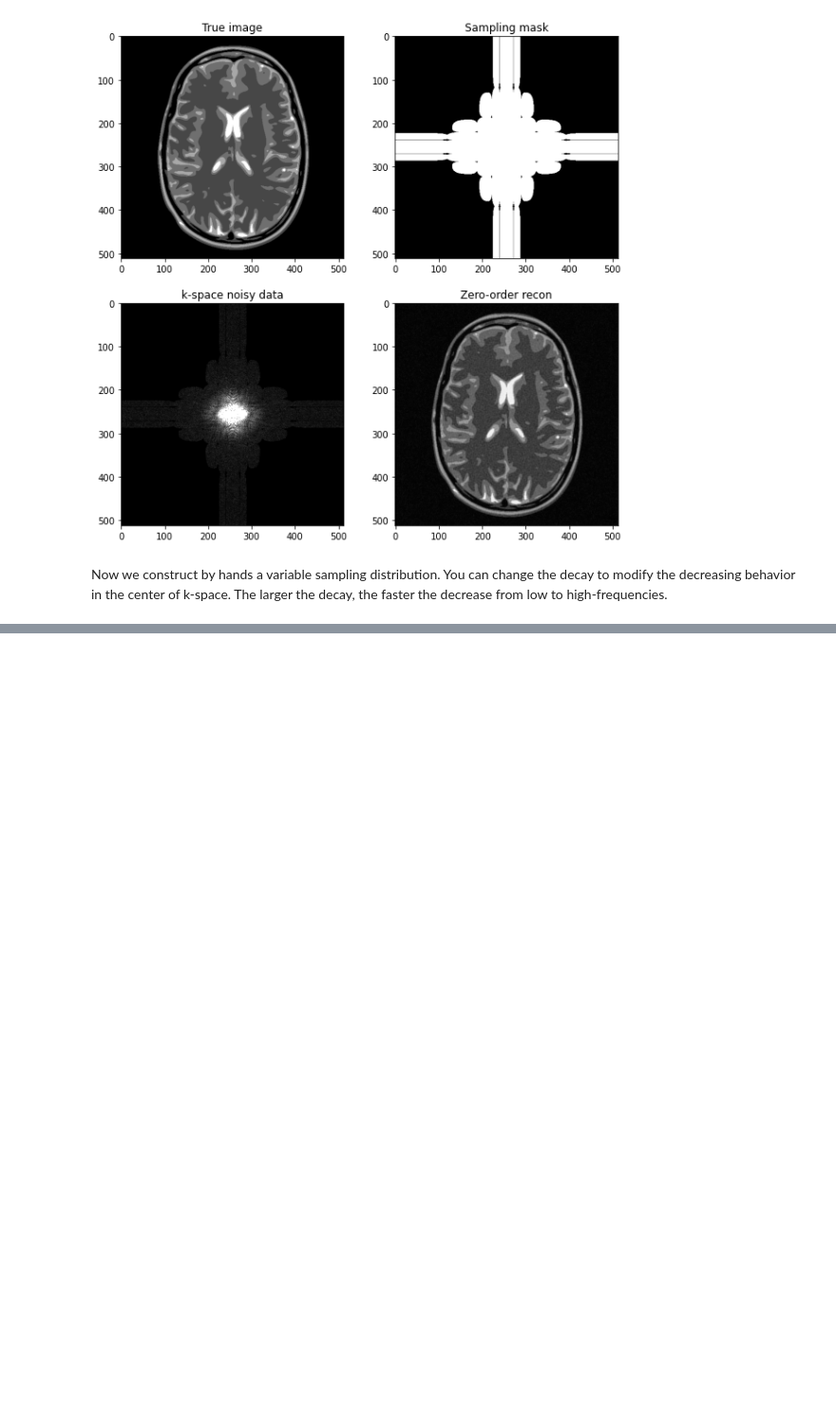
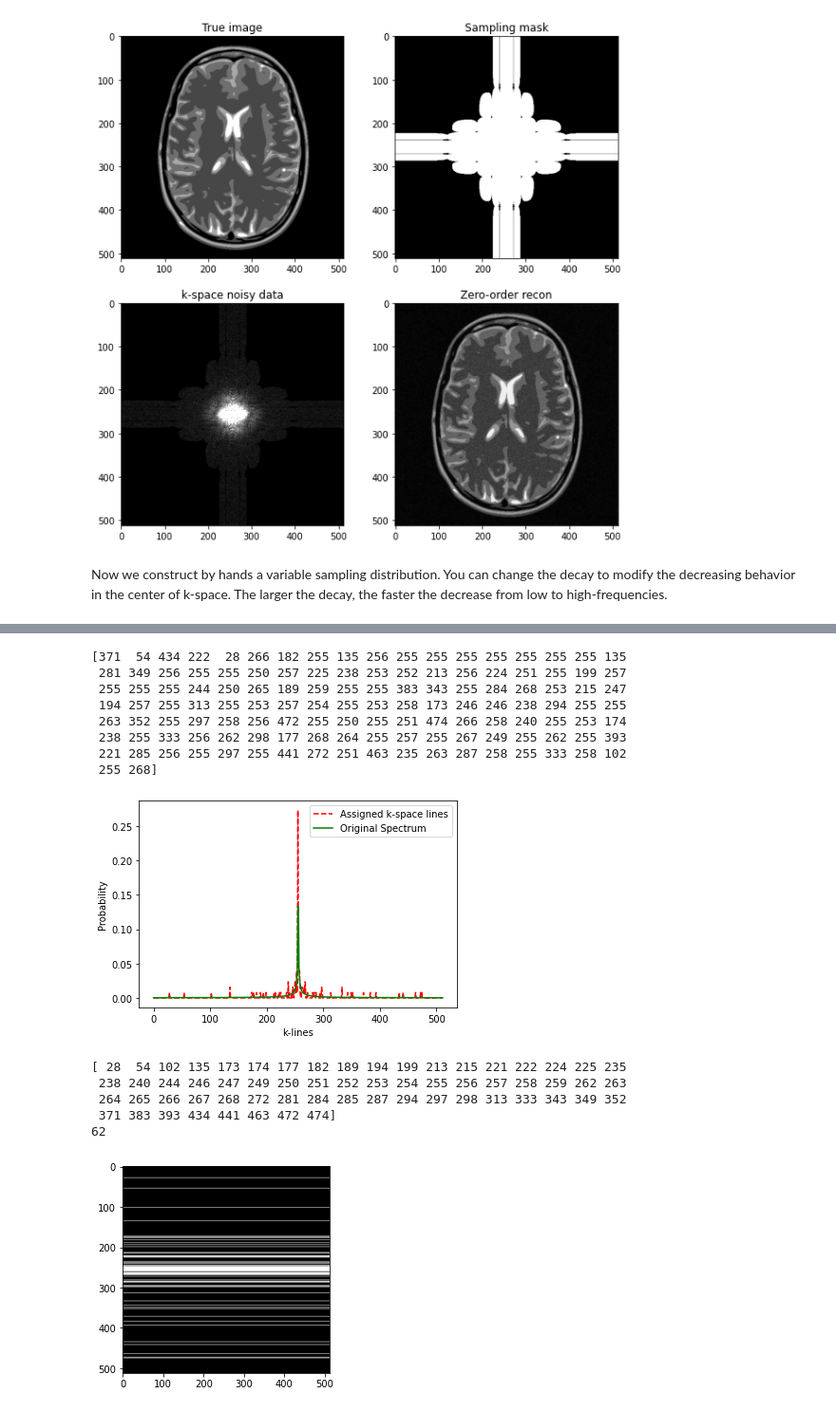
Before and after one commit to YuyangXueEd/MRI_Recon_Tutorial, a Jupyter notebook: Basic_Preprocessing/1. Sampling.ipynb, the cells around one changed output, grey strips where cells are left out. Shown at 95% size. Saved outputs shown, nothing was run; the diff lists cells and outputs as text; code cells hidden in the pictures; blank space fills up the shorter version.

```diff
--- a/Basic_Preprocessing/1. Sampling.ipynb
+++ b/Basic_Preprocessing/1. Sampling.ipynb
@@ -542,0 +599,58 @@ plt.show()
+# %%
+import numpy.random as ra
+
+# Perform pseudo-random sampling:
+# Draw uniform variables and invert the CDF to get back to p_decay-distributed sampled
+nb_samples = (int)(img_size / 4)
+# Sample a uniform distribution
+samples = ra.uniform(0, 1, nb_samples)
+# For every sample
+# find whether cdf_pdcay is equals the minimal value from the cumulative sum minus the sampled data is greater than 0
+# Generate the kspace_lines accordingly
+gen_klines = [int(kspace_lines[np.argwhere(cdf_pdecay == min(cdf_pdecay[(cdf_pdecay - r) > 0]))]) for r in samples]
+
+# shift the samples lines by half of the k-space (i.e. image size as we're on Cartesian ref)
+gen_klinesb = ((np.array(gen_klines) - 1)).astype(int) + (int)(img_size / 2)
+print(gen_klinesb)
+
+times = np.arange(1, img_size)
+# calculate bins
+lc = np.bincount(gen_klinesb, minlength=len(times))
+
+# The distribution on kspace-lines
+plt.figure()
+plot1, =plt.plot(lc / float(sum(lc)), 'r--', label='Assigned k-space lines')
+plot2, =plt.plot(p_decay, 'g', label='Original Spectrum')
+plt.xlabel('k-lines')
+plt.ylabel('Probability')
+plt.legend(handles=[plot1,plot2])
+plt.show()
+
+sampled_klines = np.array(np.unique(gen_klinesb))
+print(sampled_klines)
+
+nblines = np.size(sampled_klines)
+print(nblines)
+threshold = 2. * p_decay.min()
+kspace_mask = np.zeros((img_size, img_size), dtype="float64")
+kspace_mask[sampled_klines, :] = np.ones((nblines, img_size), dtype="float64")
+
+plt.figure()
+plt.imshow(kspace_mask, cmap='Greys_r')
+plt.show()
+# %% [output]
+[371  54 434 222  28 266 182 255 135 256 255 255 255 255 255 255 255 135
+ 281 349 256 255 255 250 257 225 238 253 252 213 256 224 251 255 199 257
+ 255 255 255 244 250 265 189 259 255 255 383 343 255 284 268 253 215 247
+ 194 257 255 313 255 253 257 254 255 253 258 173 246 246 238 294 255 255
+ 263 352 255 297 258 256 472 255 250 255 251 474 266 258 240 255 253 174
+ 238 255 333 256 262 298 177 268 264 255 257 255 267 249 255 262 255 393
+ 221 285 256 255 297 255 441 272 251 463 235 263 287 258 255 333 258 102
+ 255 268]
+[figure, added]
+[ 28  54 102 135 173 174 177 182 189 194 199 213 215 221 222 224 225 235
+ 238 240 244 246 247 249 250 251 252 253 254 255 256 257 258 259 262 263
+ 264 265 266 267 268 272 281 284 285 287 294 297 298 313 333 343 349 352
+ 371 383 393 434 441 463 472 474]
+62
+[figure, added]
```
Also changed, not shown: parts of 8 cells of this notebook.
